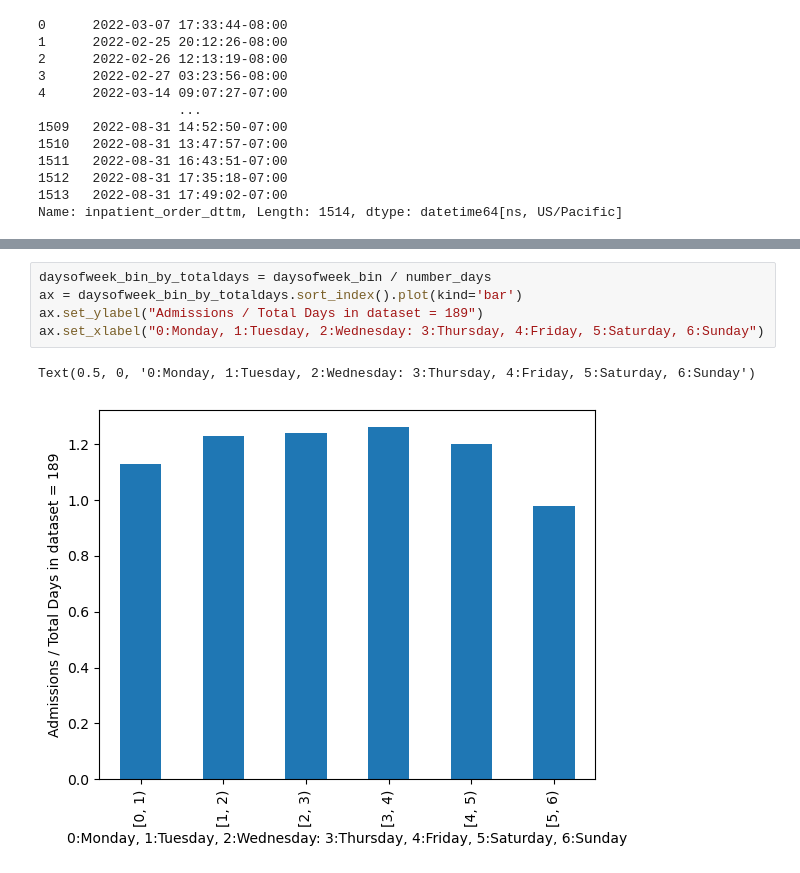
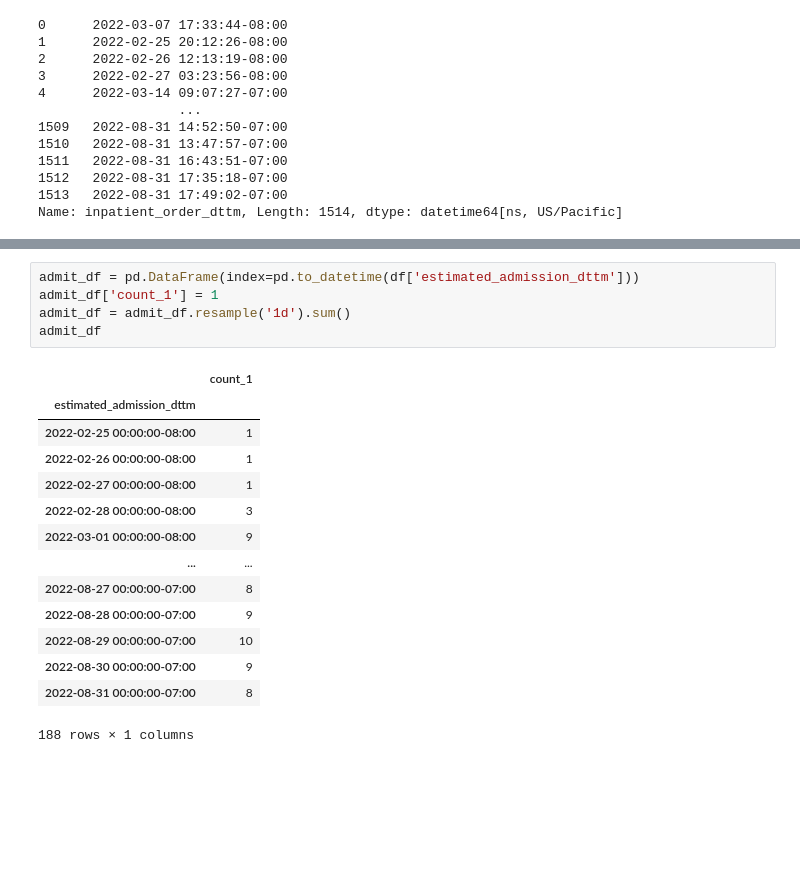
Before and after one commit to kswanjitsu/SMMC_admission, a Jupyter notebook: exploratory_analysis.ipynb, the cells around one changed output, grey strips where cells are left out. Cells and saved outputs as stored; diff of their text form; blank space fills up the shorter version.

```diff
--- a/exploratory_analysis.ipynb
+++ b/exploratory_analysis.ipynb
@@ -142,8 +74,20 @@ Name: Day Bin, dtype: int64
-# %%
-daysofweek_bin_by_totaldays = daysofweek_bin / number_days
-ax = daysofweek_bin_by_totaldays.sort_index().plot(kind='bar')
-ax.set_ylabel("Admissions / Total Days in dataset = 189")
-ax.set_xlabel("0:Monday, 1:Tuesday, 2:Wednesday: 3:Thursday, 4:Friday, 5:Saturday, 6:Sunday")
-# %% [output]
-Text(0.5, 0, '0:Monday, 1:Tuesday, 2:Wednesday: 3:Thursday, 4:Friday, 5:Saturday, 6:Sunday')
-[figure, removed]
+# %%
+admit_df = pd.DataFrame(index=pd.to_datetime(df['estimated_admission_dttm']))
+admit_df['count_1'] = 1
+admit_df = admit_df.resample('1d').sum()
+admit_df
+# %% [output]
+|  | count_1 |
+| estimated_admission_dttm |  |
+| 2022-02-25 00:00:00-08:00 | 1 |
+| 2022-02-26 00:00:00-08:00 | 1 |
+| 2022-02-27 00:00:00-08:00 | 1 |
+| 2022-02-28 00:00:00-08:00 | 3 |
+| 2022-03-01 00:00:00-08:00 | 9 |
+| ... | ... |
+| 2022-08-27 00:00:00-07:00 | 8 |
+| 2022-08-28 00:00:00-07:00 | 9 |
+| 2022-08-29 00:00:00-07:00 | 10 |
+| 2022-08-30 00:00:00-07:00 | 9 |
+| 2022-08-31 00:00:00-07:00 | 8 |
+188 rows × 1 columns
```
Also changed, not shown: parts of 10 cells of this notebook, 2 other files.
